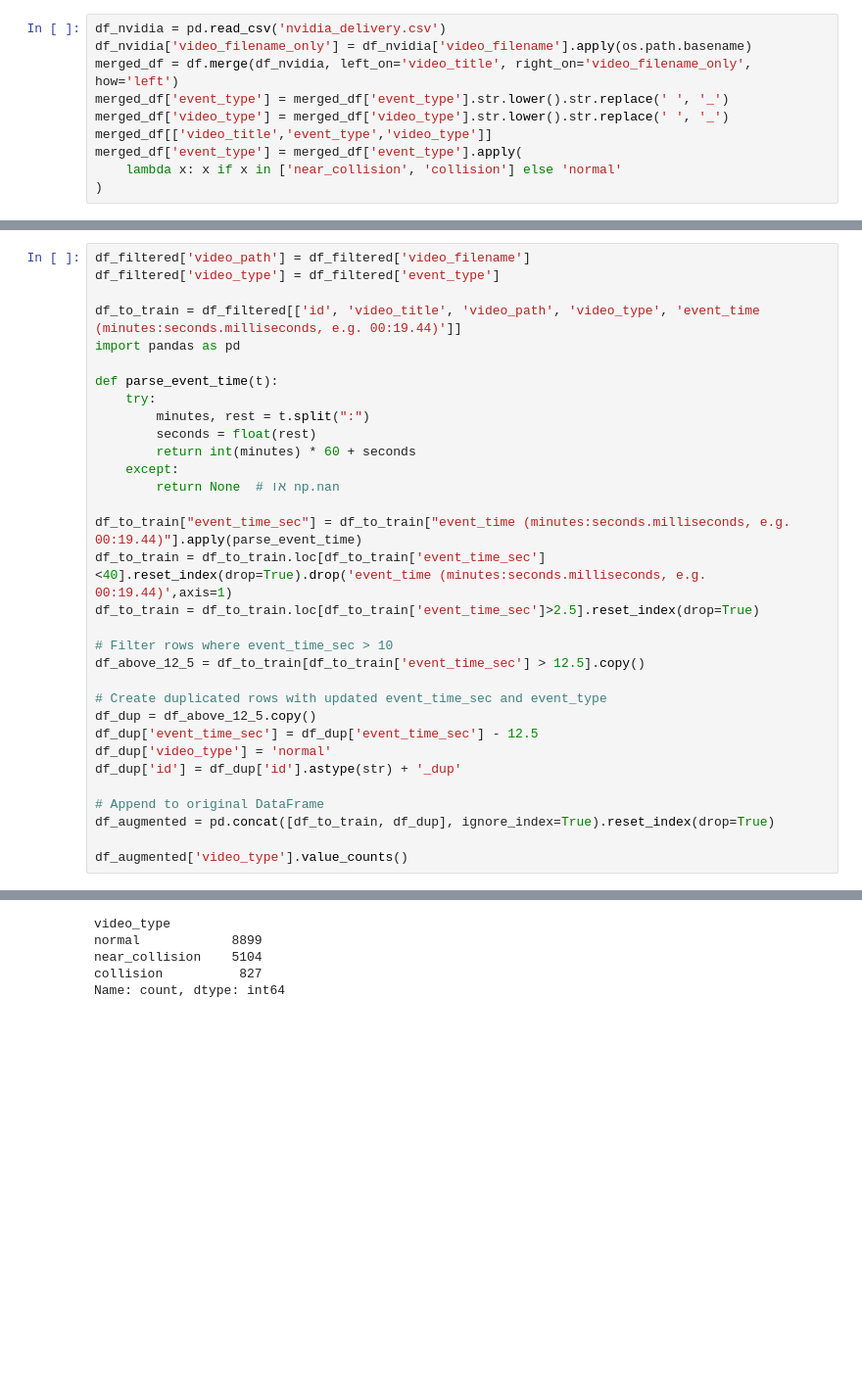
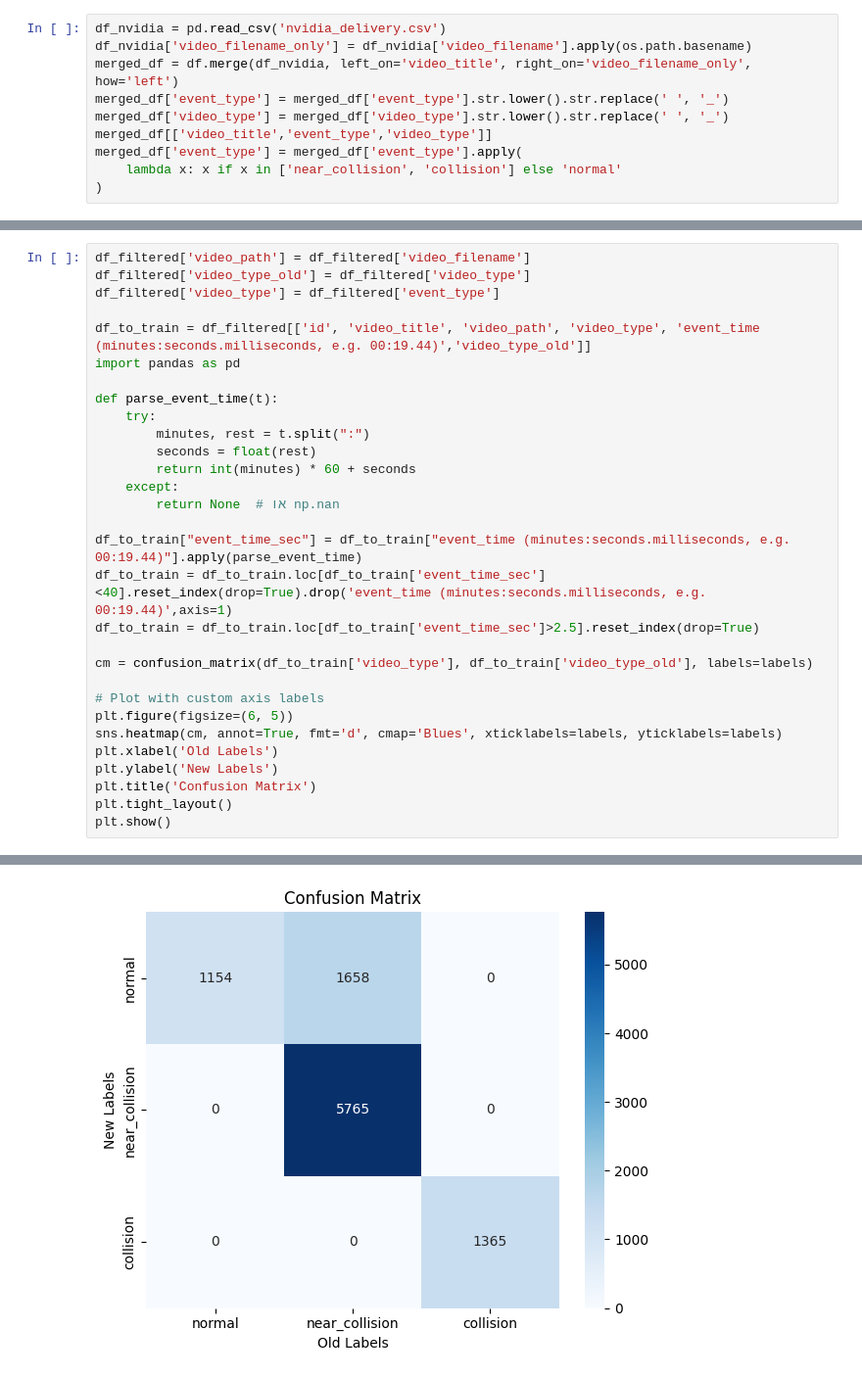
Before and after one commit to getnexar/vision_collision_detection, a Jupyter notebook: load_labels_encord.ipynb, the cells around one changed output, grey strips where cells are left out. Shown: that part at 98% size. Drawn from its saved outputs; the diff is of its cells as text; blank space fills up the shorter version.

```diff
--- a/load_labels_encord.ipynb
+++ b/load_labels_encord.ipynb
@@ -91,8 +103,9 @@ See the caveats in the documentation: https://pandas.pydata.org/pandas-docs/stab
 # %%
 df_filtered['video_path'] = df_filtered['video_filename']
+df_filtered['video_type_old'] = df_filtered['video_type']
 df_filtered['video_type'] = df_filtered['event_type']
 
-df_to_train = df_filtered[['id', 'video_title', 'video_path', 'video_type', 'event_time (minutes:seconds.milliseconds, e.g. 00:19.44)']]
+df_to_train = df_filtered[['id', 'video_title', 'video_path', 'video_type', 'event_time (minutes:seconds.milliseconds, e.g. 00:19.44)','video_type_old']]
 import pandas as pd
 
 def parse_event_time(t):
@@ -107,19 +120,16 @@ df_to_train["event_time_sec"] = df_to_train["event_time (minutes:seconds.millise
 df_to_train = df_to_train.loc[df_to_train['event_time_sec']<40].reset_index(drop=True).drop('event_time (minutes:seconds.milliseconds, e.g. 00:19.44)',axis=1)
 df_to_train = df_to_train.loc[df_to_train['event_time_sec']>2.5].reset_index(drop=True)
 
-# Filter rows where event_time_sec > 10
-df_above_12_5 = df_to_train[df_to_train['event_time_sec'] > 12.5].copy()
+cm = confusion_matrix(df_to_train['video_type'], df_to_train['video_type_old'], labels=labels)
 
-# Create duplicated rows with updated event_time_sec and event_type
-df_dup = df_above_12_5.copy()
-df_dup['event_time_sec'] = df_dup['event_time_sec'] - 12.5
-df_dup['video_type'] = 'normal'
-df_dup['id'] = df_dup['id'].astype(str) + '_dup'
-
-# Append to original DataFrame
-df_augmented = pd.concat([df_to_train, df_dup], ignore_index=True).reset_index(drop=True)
-
-df_augmented['video_type'].value_counts()
+# Plot with custom axis labels
+plt.figure(figsize=(6, 5))
+sns.heatmap(cm, annot=True, fmt='d', cmap='Blues', xticklabels=labels, yticklabels=labels)
+plt.xlabel('Old Labels')
+plt.ylabel('New Labels')
+plt.title('Confusion Matrix')
+plt.tight_layout()
+plt.show()
 # %% [output]
 A value is trying to be set on a copy of a slice from a DataFrame.
 Try using .loc[row_indexer,col_indexer] = value instead
@@ -129,15 +144,11 @@ See the caveats in the documentation: https://pandas.pydata.org/pandas-docs/stab
 A value is trying to be set on a copy of a slice from a DataFrame.
 Try using .loc[row_indexer,col_indexer] = value instead
 
 See the caveats in the documentation: https://pandas.pydata.org/pandas-docs/stable/user_guide/indexing.html#returning-a-view-versus-a-copy
   df_filtered['video_type'] = df_filtered['event_type']
 A value is trying to be set on a copy of a slice from a DataFrame.
 Try using .loc[row_indexer,col_indexer] = value instead
 
 See the caveats in the documentation: https://pandas.pydata.org/pandas-docs/stable/user_guide/indexing.html#returning-a-view-versus-a-copy
   df_to_train["event_time_sec"] = df_to_train["event_time (minutes:seconds.milliseconds, e.g. 00:19.44)"].apply(parse_event_time)
-video_type
-normal            8899
-near_collision    5104
-collision          827
-Name: count, dtype: int64
+[figure, added]
```
Also changed, not shown: parts of 14 cells of this notebook, 2 other files.
